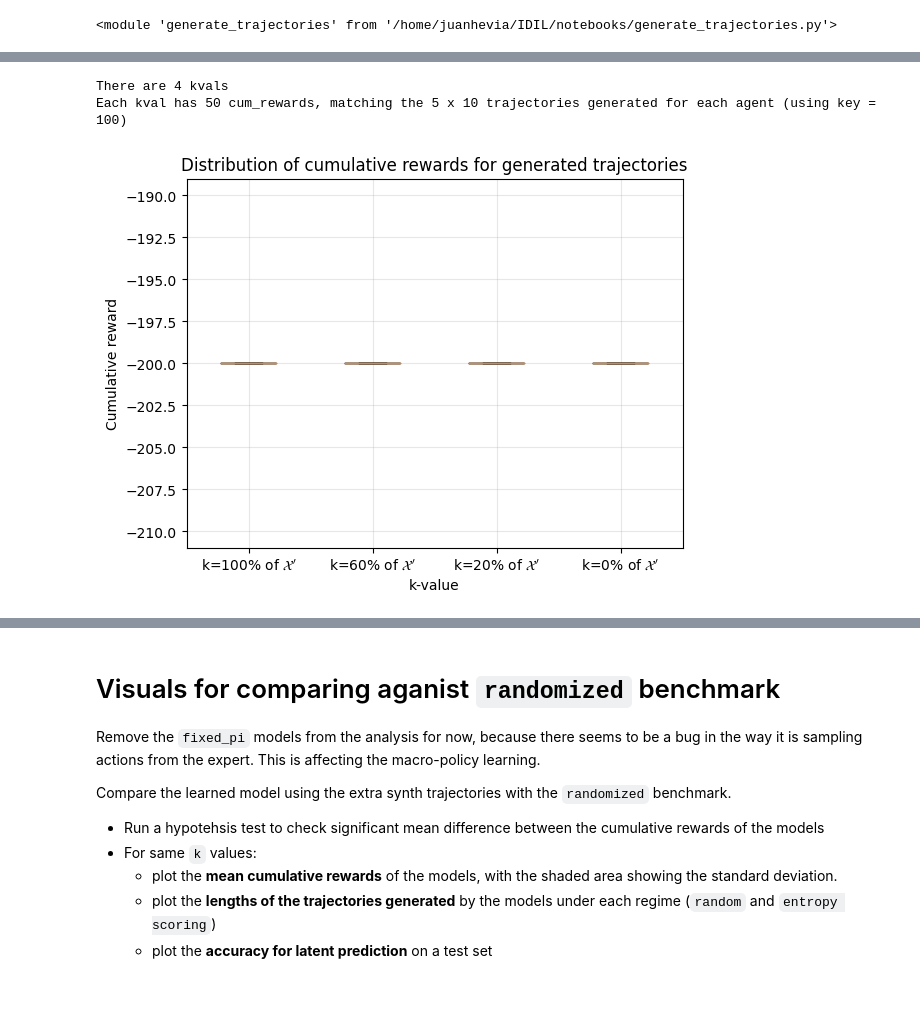
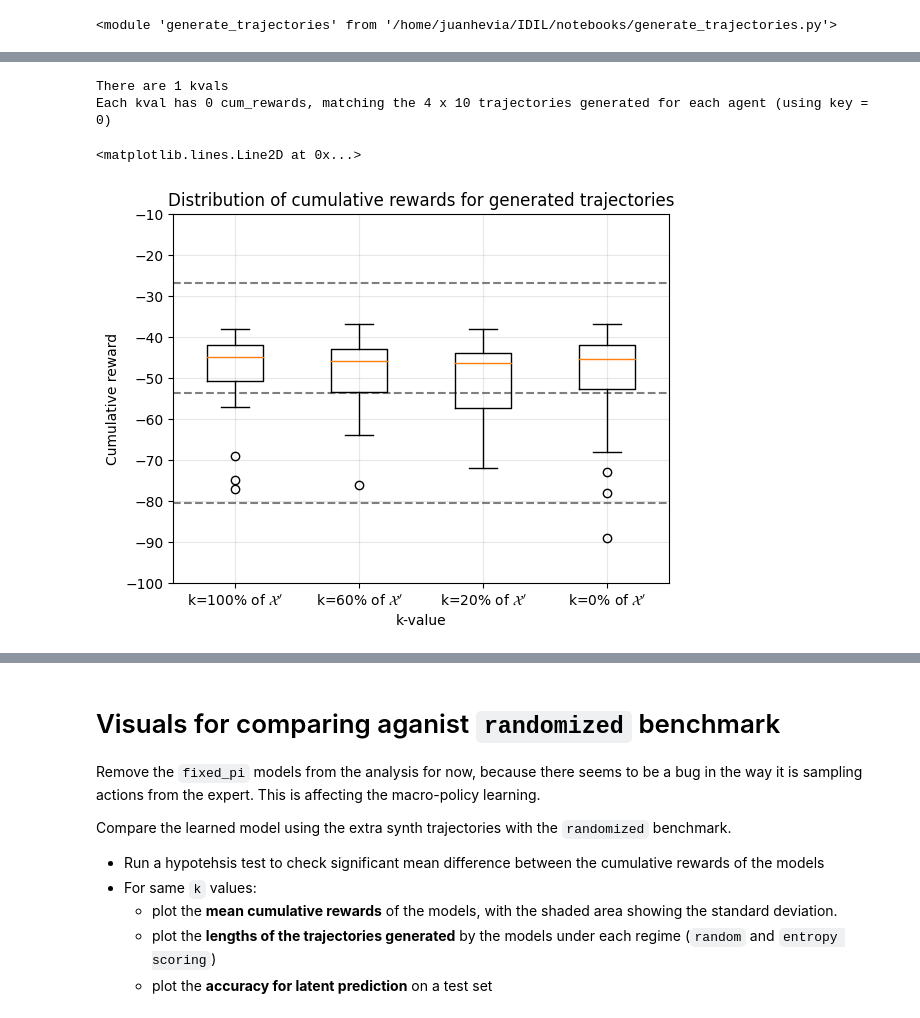
Before and after one commit to unhelkarlab/IDIL, a Jupyter notebook: notebooks/12_comparison_extra_synth_trajs.ipynb, the cells around one changed output, grey strips where cells are left out. Saved outputs shown, nothing was run; the diff lists cells and outputs as text; code cells hidden in the pictures.

```diff
--- a/notebooks/12_comparison_extra_synth_trajs.ipynb
+++ b/notebooks/12_comparison_extra_synth_trajs.ipynb
@@ -420,8 +367,15 @@ Loading models from ./idil_train/result/CleanupSingle-v0/idil/es-20-01J51PBFS8HR
 # %%
 cum_rewards_control = nb_utils.get_cumulative_rewards(trajectories_control, agents_control)
-nb_utils.plot_cum_rewards(cum_rewards_control)
-# plt.gca().set_ylim([-100, -10])
+# pd.DataFrame(cum_rewards_control).describe()
 # %% [output]
-There are 4 kvals
-Each kval has 50 cum_rewards, matching the 5 x 10 trajectories generated for each agent (using key = 100)
+There are 1 kvals
+Each kval has 0 cum_rewards, matching the 4 x 10 trajectories generated for each agent (using key = 0)
-[figure, removed]
+# %%
+nb_utils.plot_cum_rewards(cum_rewards)
+plt.gca().set_ylim([-100, -10])
+plt.gca().axhline(y=np.mean(cum_rewards_control[0]), color='black', linestyle='--', alpha=0.5)
+plt.gca().axhline(y=np.mean(cum_rewards_control[0]) + np.std(cum_rewards_control[0]), color='black', linestyle='--', alpha=0.5)
+plt.gca().axhline(y=np.mean(cum_rewards_control[0]) - np.std(cum_rewards_control[0]), color='black', linestyle='--', alpha=0.5)
+# %% [output]
+<matplotlib.lines.Line2D at 0x...>
+[figure, added]
```
Also changed, not shown: parts of 18 cells of this notebook.
